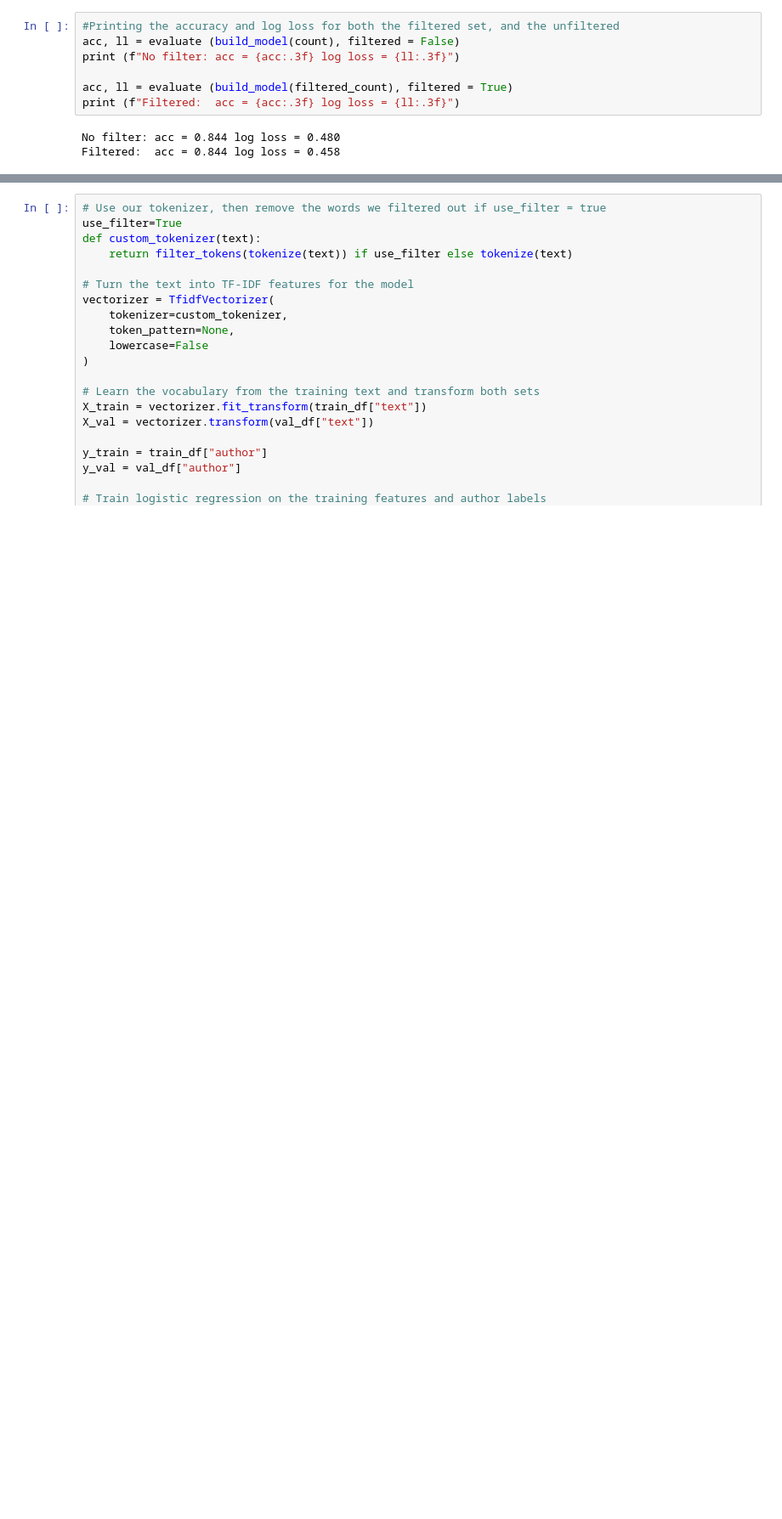
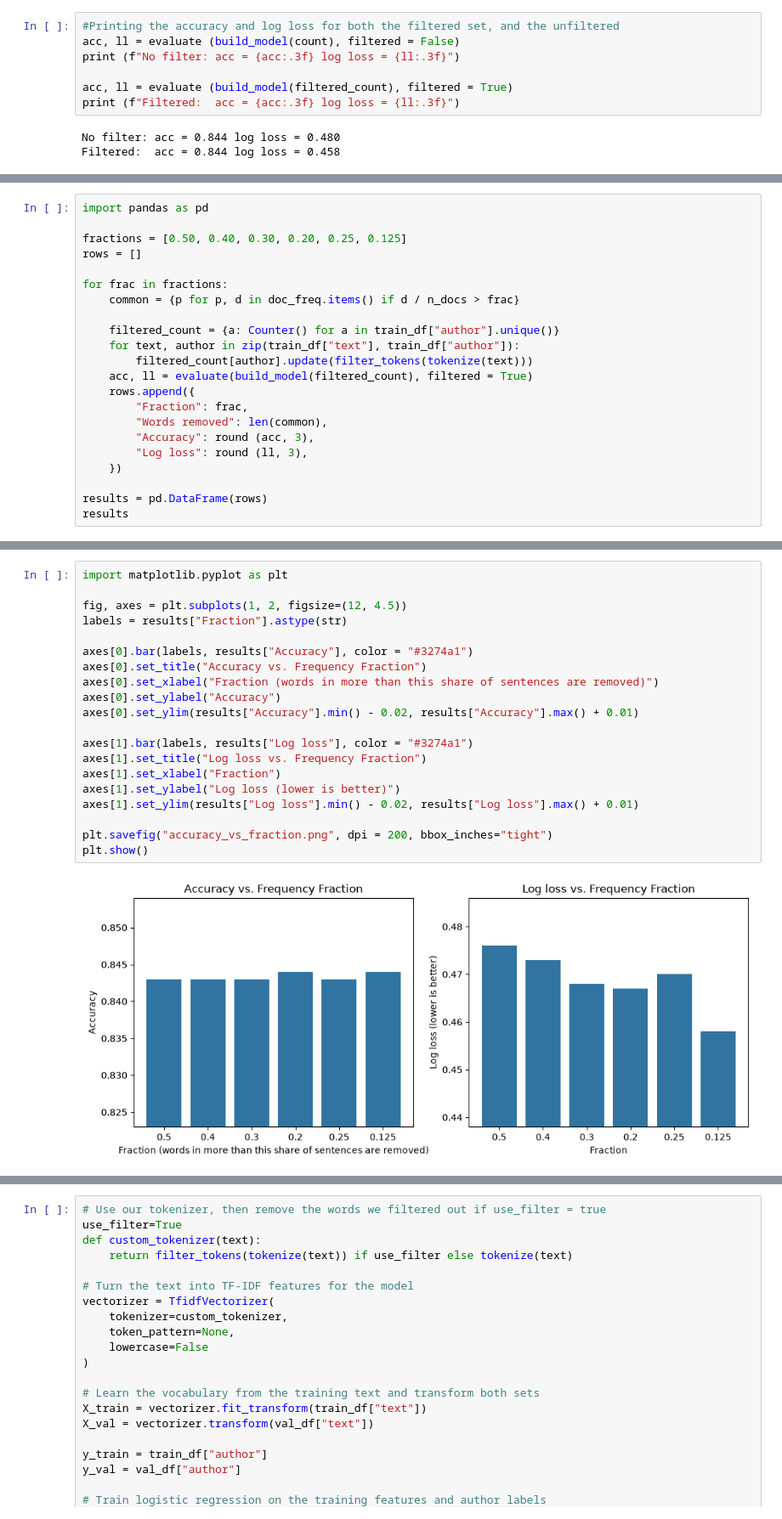
Before and after one commit to Alexandre-Filho/COSC325-ML-project, a Jupyter notebook: deepLearner.ipynb, the cells around one changed output, grey strips where cells are left out. Shown at 85% size. Drawn from its saved outputs; the diff is of its cells as text; blank space fills up the shorter version.

```diff
--- a/deepLearner.ipynb
+++ b/deepLearner.ipynb
@@ -161,0 +271,22 @@ Filtered:  acc = 0.844 log loss = 0.458
+# %%
+import pandas as pd
+
+fractions = [0.50, 0.40, 0.30, 0.20, 0.25, 0.125]
+rows = []
+
+for frac in fractions:
+    common = {p for p, d in doc_freq.items() if d / n_docs > frac}
+
+    filtered_count = {a: Counter() for a in train_df["author"].unique()}
+    for text, author in zip(train_df["text"], train_df["author"]):
+        filtered_count[author].update(filter_tokens(tokenize(text)))
+    acc, ll = evaluate(build_model(filtered_count), filtered = True)
+    rows.append({
+        "Fraction": frac,
+        "Words removed": len(common),
+        "Accuracy": round (acc, 3),
+        "Log loss": round (ll, 3),
+    })
+
+results = pd.DataFrame(rows)
+results
@@ -161,0 +301,22 @@ Filtered:  acc = 0.844 log loss = 0.458
+# %%
+import matplotlib.pyplot as plt
+
+fig, axes = plt.subplots(1, 2, figsize=(12, 4.5))
+labels = results["Fraction"].astype(str)
+
+axes[0].bar(labels, results["Accuracy"], color = "#3274a1")
+axes[0].set_title("Accuracy vs. Frequency Fraction")
+axes[0].set_xlabel("Fraction (words in more than this share of sentences are removed)")
+axes[0].set_ylabel("Accuracy")
+axes[0].set_ylim(results["Accuracy"].min() - 0.02, results["Accuracy"].max() + 0.01)
+
+axes[1].bar(labels, results["Log loss"], color = "#3274a1")
+axes[1].set_title("Log loss vs. Frequency Fraction")
+axes[1].set_xlabel("Fraction")
+axes[1].set_ylabel("Log loss (lower is better)")
+axes[1].set_ylim(results["Log loss"].min() - 0.02, results["Log loss"].max() + 0.01)
+
+plt.savefig("accuracy_vs_fraction.png", dpi = 200, bbox_inches="tight")
+plt.show()
+# %% [output]
+[figure, added]
```
Also changed, not shown: parts of 9 cells of this notebook, 3 other files.
